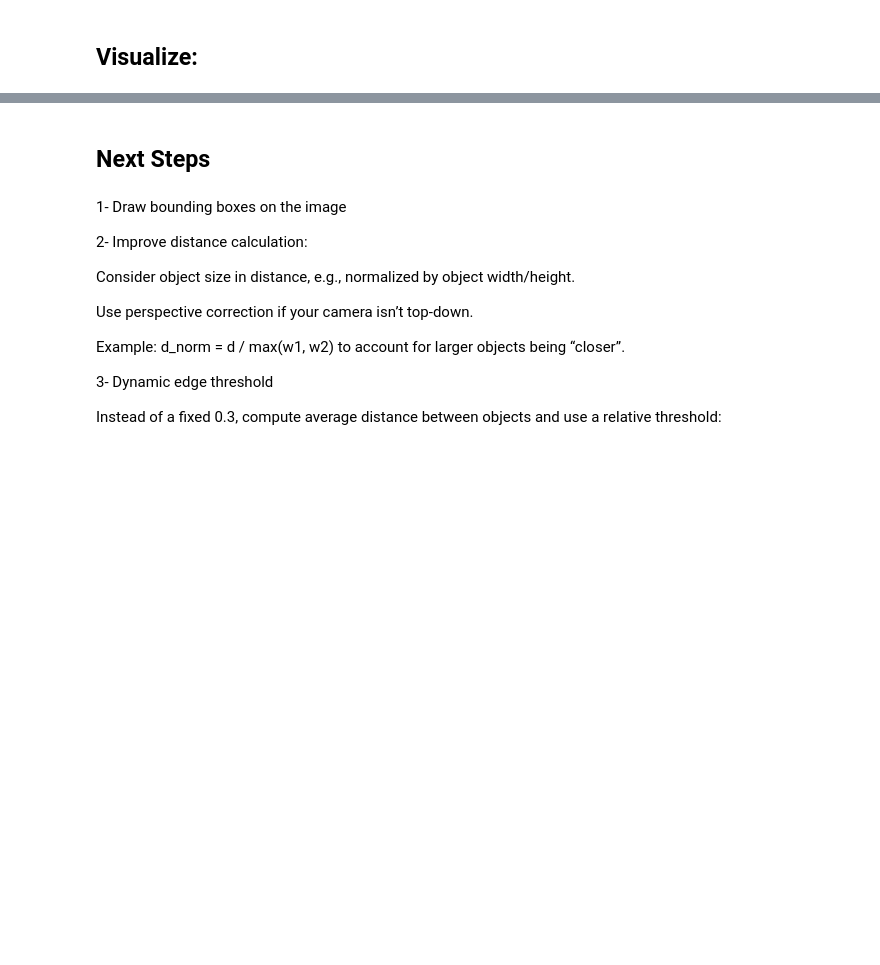
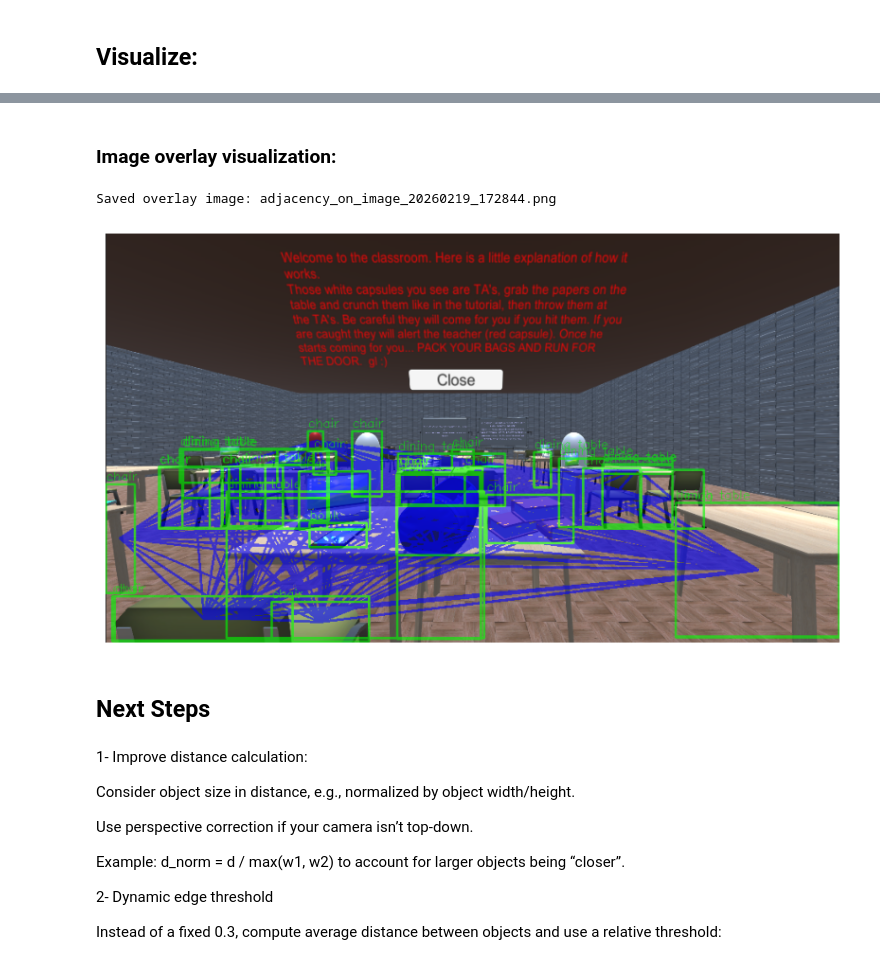
Before and after one commit to irmakoz1/Generative_Art, a Jupyter notebook: Adjacency_matrix_from_image.ipynb, the cells around one changed output, grey strips where cells are left out. Saved outputs shown, nothing was run; the diff lists cells and outputs as text; code cells hidden in the pictures; blank space fills up the shorter version.

```diff
--- a/Adjacency_matrix_from_image.ipynb
+++ b/Adjacency_matrix_from_image.ipynb
@@ -236,0 +236,2 @@ Saved image_with_adjacency_20260219_162229.png
+# %% [markdown]
+### Image overlay visualization:
@@ -237,9 +278,20 @@ Saved image_with_adjacency_20260219_162229.png
+# %%
+cv2.imwrite(overlay_filename, blended)
+print(f"Saved overlay image: {overlay_filename}")
+
+# Convert to RGB for matplotlib
+blended_rgb = cv2.cvtColor(blended, cv2.COLOR_BGR2RGB)
+plt.figure(figsize=(10, 10))
+plt.imshow(blended_rgb)
+plt.axis("off")
+plt.show()
+# %% [output]
+Saved overlay image: adjacency_on_image_20260219_172844.png
+[figure, added]
 # %% [markdown]
 ## Next Steps
 # %% [markdown]
-1- Draw bounding boxes on the image
-
-2- Improve distance calculation:
+1- Improve distance calculation:
 
 Consider object size in distance, e.g., normalized by object width/height.
 
@@ -247,6 +299,6 @@ Use perspective correction if your camera isn’t top-down.
 
 Example: d_norm = d / max(w1, w2) to account for larger objects being “closer”.
 
-3- Dynamic edge threshold
+2- Dynamic edge threshold
 
 Instead of a fixed 0.3, compute average distance between objects and use a relative threshold:
```
Also changed, not shown: parts of 5 cells of this notebook.
